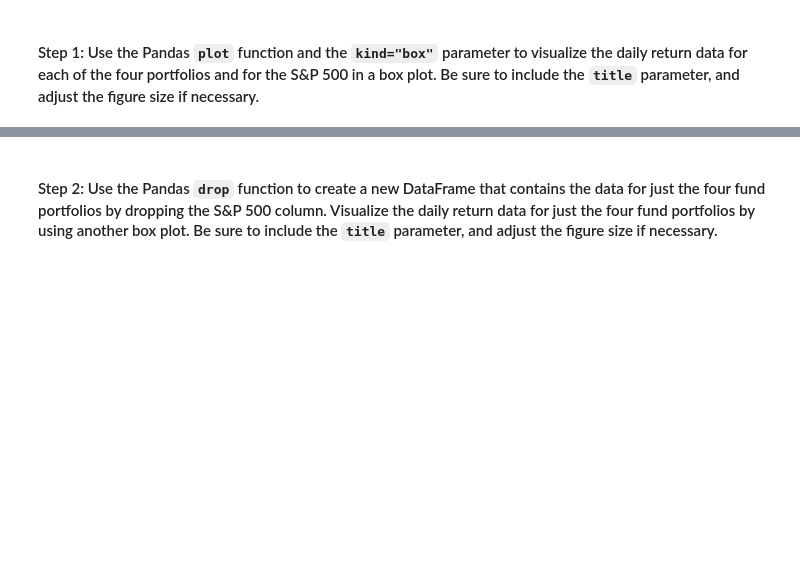
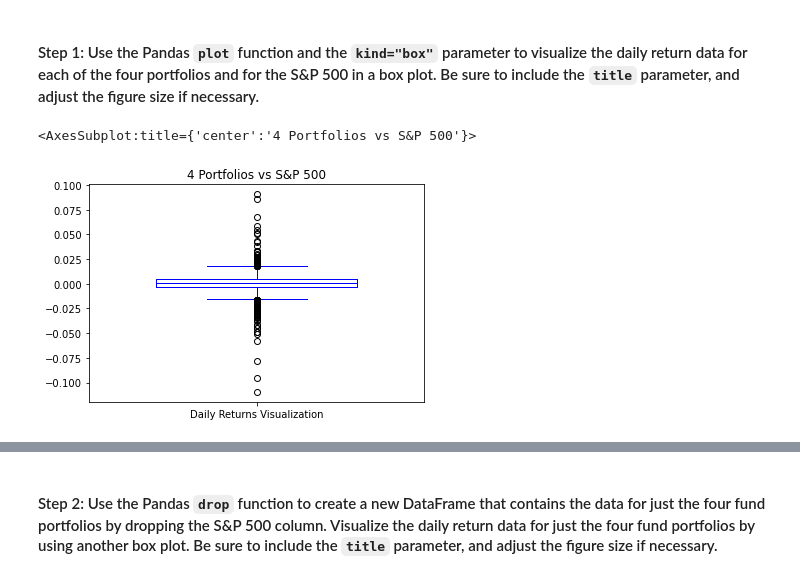
Before and after one commit to EGeorge2021r/Challenge4_Repo, a Jupyter notebook: Starter_Code/risk_return_analysis.ipynb, the cells around one changed output, grey strips where cells are left out. Drawn from its saved outputs; the diff is of its cells as text; code cells hidden in the pictures; blank space fills up the shorter version.

```diff
--- a/Starter_Code/risk_return_analysis.ipynb
+++ b/Starter_Code/risk_return_analysis.ipynb
@@ -159,4 +297,9 @@ Analyze the volatility of each of the four fund portfolios and of the S&P 500 In
 # %%
 # Use the daily return data to create box plots to visualize the volatility of the 4 funds and the S&P 500
 # Include a title parameter and adjust the figure size
-# YOUR CODE HERE
+#daily_returns_df['S&P 500'].loc['2018-01-17'].plot(legend=True, figsize=(8, 5), kind="box", title= "4 Portfolios vs S&P 500", color="orange", label="Daily Returns Visualization")
+
+daily_returns['S&P 500'].plot(legend=True, figsize=(6, 4), kind="box", positions=[0], widths=0.6, title= "4 Portfolios vs S&P 500", color="blue", label="Daily Returns Visualization")
+# %% [output]
+<AxesSubplot:title={'center':'4 Portfolios vs S&P 500'}>
+[figure, added]
```
Also changed, not shown: parts of 21 cells of this notebook, 1 other file.
